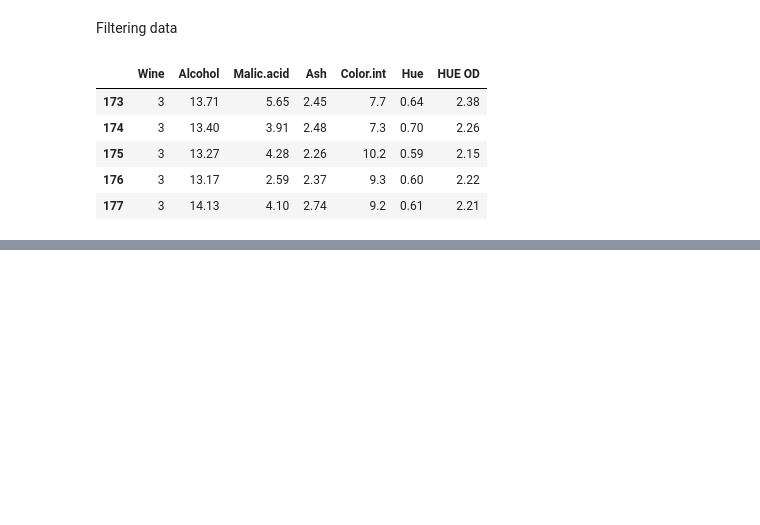
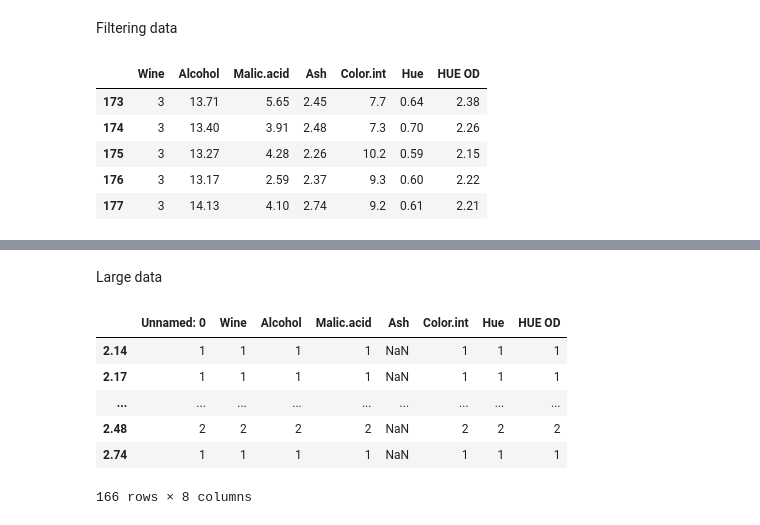
Before and after one commit to Arjun-G-Ravi/MachineLearning-Python-Codes, a Jupyter notebook: PANDAS.ipynb, the cells around one changed output, grey strips where cells are left out. Drawn from its saved outputs; the diff is of its cells as text; code cells hidden in the pictures; blank space fills up the shorter version.

```diff
--- a/PANDAS.ipynb
+++ b/PANDAS.ipynb
@@ -140,0 +147,18 @@ SyntaxError: invalid syntax (3253655670.py, line 1)
+# %% [markdown]
+Large data
+# %%
+new_df = pd.DataFrame(columns=df.columns)
+
+for df in pd.read_csv('modified.csv', chunksize=10):
+    results = df.groupby(['Ash']).count()
+    new_df = pd.concat([new_df, results])
+
+new_df
+# %% [output]
+|  | Unnamed: 0 | Wine | Alcohol | Malic.acid | Ash | Color.int | Hue | HUE OD |
+| 2.14 | 1 | 1 | 1 | 1 | NaN | 1 | 1 | 1 |
+| 2.17 | 1 | 1 | 1 | 1 | NaN | 1 | 1 | 1 |
+| ... | ... | ... | ... | ... | ... | ... | ... | ... |
+| 2.48 | 2 | 2 | 2 | 2 | NaN | 2 | 2 | 2 |
+| 2.74 | 1 | 1 | 1 | 1 | NaN | 1 | 1 | 1 |
+166 rows × 8 columns
```
Also changed, not shown: parts of 1 cell of this notebook.
